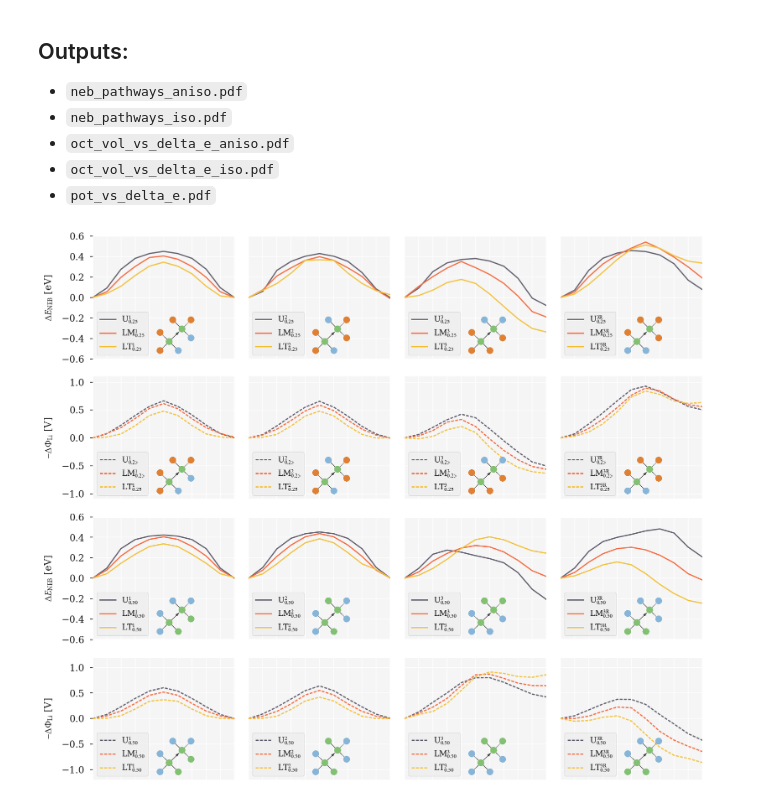
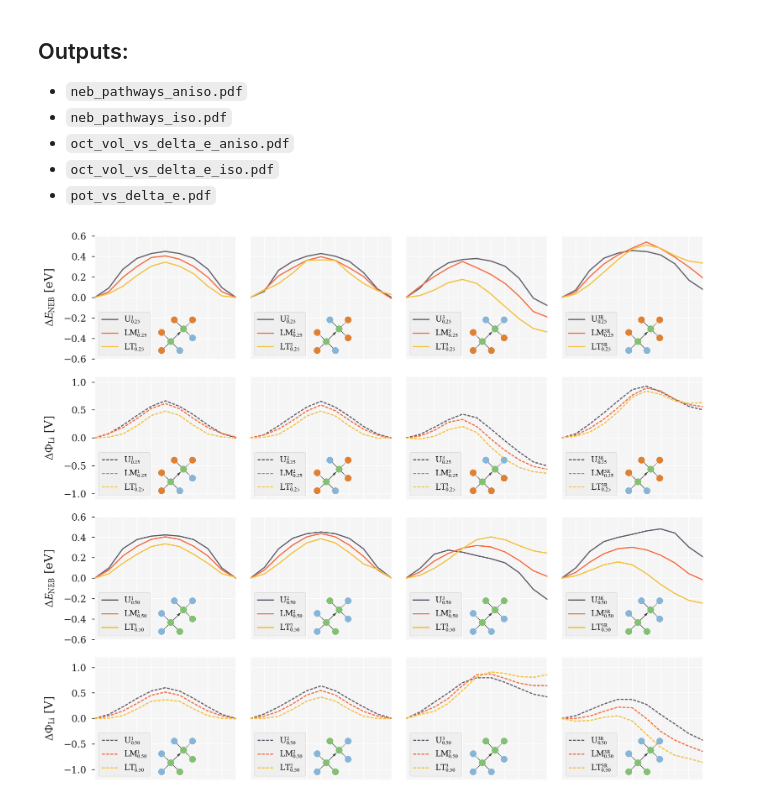
Before and after one commit to bjmorgan/data_NEB_spinel, a Jupyter notebook: analysis/spinel_paper_generating_figures.ipynb, the cells around one changed output. Drawn from its saved outputs; the diff is of its cells as text; code cells hidden in the pictures.

Commit message:
Sign fixed in electrostatic potential plots.
Also tweaking axis label font sizes.

```diff
--- a/analysis/spinel_paper_generating_figures.ipynb
+++ b/analysis/spinel_paper_generating_figures.ipynb
@@ -69,7 +69,7 @@ data_spinel = pd.read_csv( '{}/spinel_iso_data.csv'.format( data_dir ), delim_wh
 '''
 
 neb_params = { 'font.size': 10,
-               'axes.labelsize': 12,
+               'axes.labelsize': 15,
                'ytick.labelsize': 12 }
 ff.set_rcParams( neb_params )
 
@@ -86,7 +86,7 @@ for i, path in enumerate( [ '1','2','3','3R'] ):
 
         if i==0:
             e_axis.set_ylabel(r'$\Delta E_\mathrm{NEB}$ [eV]')
-            p_axis.set_ylabel(r'$-\Delta\Phi_\mathrm{Li}$ [V]')
+            p_axis.set_ylabel(r'$\Delta\Phi_\mathrm{Li}$ [V]')
         if i>0:
             e_axis.set_yticklabels([])
             e_axis.tick_params( left='off' )
@@ -108,37 +108,34 @@ for i, path in enumerate( [ '1','2','3','3R'] ):
 
         for l, strain in enumerate(['U','LM','LT']):
             label=pathway_label( strain, conc, path )
             x,y = ff.interpolate_df(data_spinel.loc[(data_spinel['path'] == path)
                         & (data_spinel['conc'] == conc)
                         & (data_spinel['strain'] == strain)]['delta_E'],[0,10],0.01)
-            #print(data_spinel.loc[(data_spinel['path'] == path)
-            #            & (data_spinel['conc'] == conc)
-            #            & (data_spinel['strain'] == strain)]['delta_E'])
             e_axis.plot(x, y, c=ff.colours[strain], label=label )
             e_axis.legend( loc='lower left' )
 
             x,y = ff.interpolate_df(data_spinel.loc[(data_spinel['path'] == path)
                         & (data_spinel['conc'] == conc)
                         & (data_spinel['strain'] == strain)]['d_pot'],[0,10],0.01)
             p_axis.plot(x,y,c=ff.colours[strain],linestyle='dashed', label=label )
             p_axis.legend( loc='lower left' )
 
 fig.tight_layout()
 
 # Add pathway schematic png figures
 xyz = ( 0.265, 0.45, 0.04 )
 for i, e in enumerate( [ '1', '2', '3','3R'] ):
     for j, conc in enumerate (['0.25','0.50']):
         pot_index=(j*2)+1
         ene_index=(j*2)
         image_filename="{}/{}_{}.png".format(pathway_dir, e, conc)
         ff.place_image(fig, axes[ene_index,i], image_filename, *xyz )
         ff.place_image(fig, axes[pot_index,i], image_filename, *xyz )
 fig.savefig( '{}/neb_pathways_iso.pdf'.format( figures_dir ) )
 
 ff.set_rcParams( ff.master_formatting )
 # %% [output]
-[figure, old version]
+[figure, new version]
 # %%
 '''
    Produces Fig 7 in manuscript
```
Also changed, not shown: parts of 5 cells of this notebook, 6 other files.
